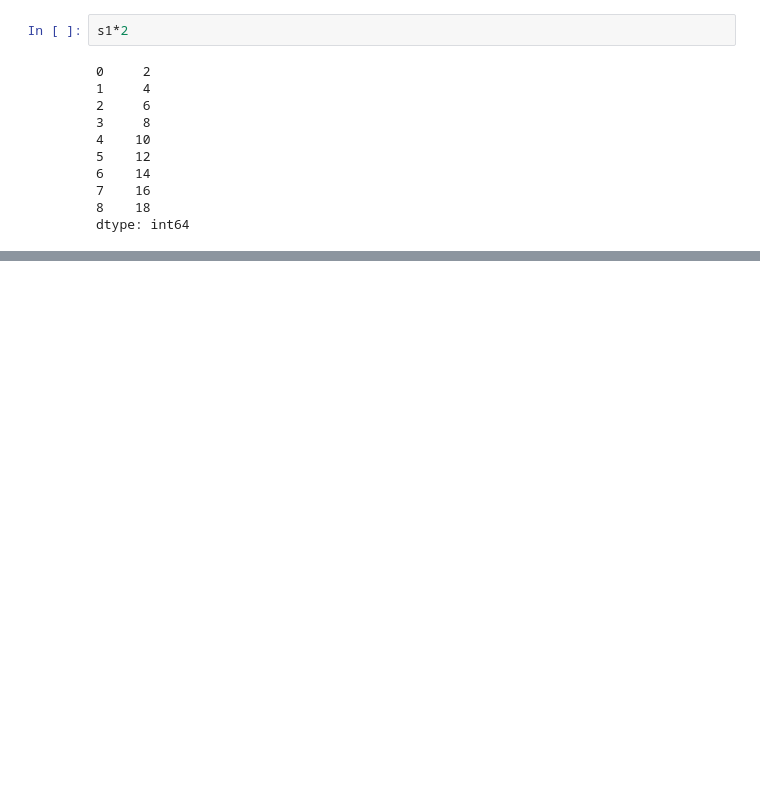
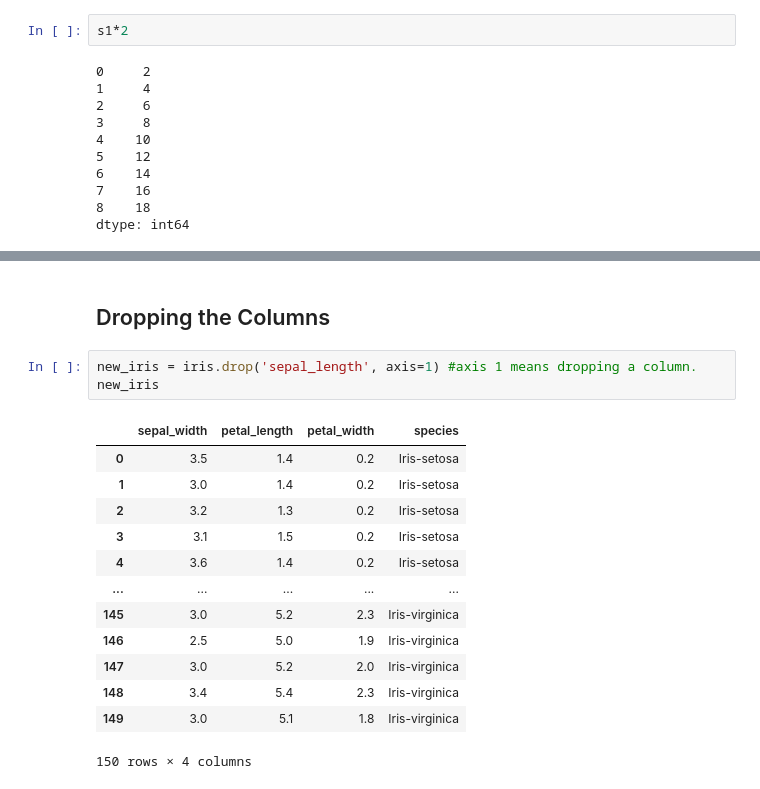
Before and after one commit to Kristina140699/Master-Data-Science-in-Python, a Jupyter notebook: Intro_to_pandas.ipynb, the cells around one changed output, grey strips where cells are left out. Saved outputs shown, nothing was run; the diff lists cells and outputs as text; blank space fills up the shorter version.

```diff
--- a/Intro_to_pandas.ipynb
+++ b/Intro_to_pandas.ipynb
@@ -181,0 +289,19 @@ dtype: int64
+# %% [markdown]
+## Dropping the Columns
+# %%
+new_iris = iris.drop('sepal_length', axis=1) #axis 1 means dropping a column.
+new_iris
+# %% [output]
+|  | sepal_width | petal_length | petal_width | species |
+| 0 | 3.5 | 1.4 | 0.2 | Iris-setosa |
+| 1 | 3.0 | 1.4 | 0.2 | Iris-setosa |
+| 2 | 3.2 | 1.3 | 0.2 | Iris-setosa |
+| 3 | 3.1 | 1.5 | 0.2 | Iris-setosa |
+| 4 | 3.6 | 1.4 | 0.2 | Iris-setosa |
+| ... | ... | ... | ... | ... |
+| 145 | 3.0 | 5.2 | 2.3 | Iris-virginica |
+| 146 | 2.5 | 5.0 | 1.9 | Iris-virginica |
+| 147 | 3.0 | 5.2 | 2.0 | Iris-virginica |
+| 148 | 3.4 | 5.4 | 2.3 | Iris-virginica |
+| 149 | 3.0 | 5.1 | 1.8 | Iris-virginica |
+150 rows × 4 columns
```
Also changed, not shown: parts of 13 cells of this notebook.
